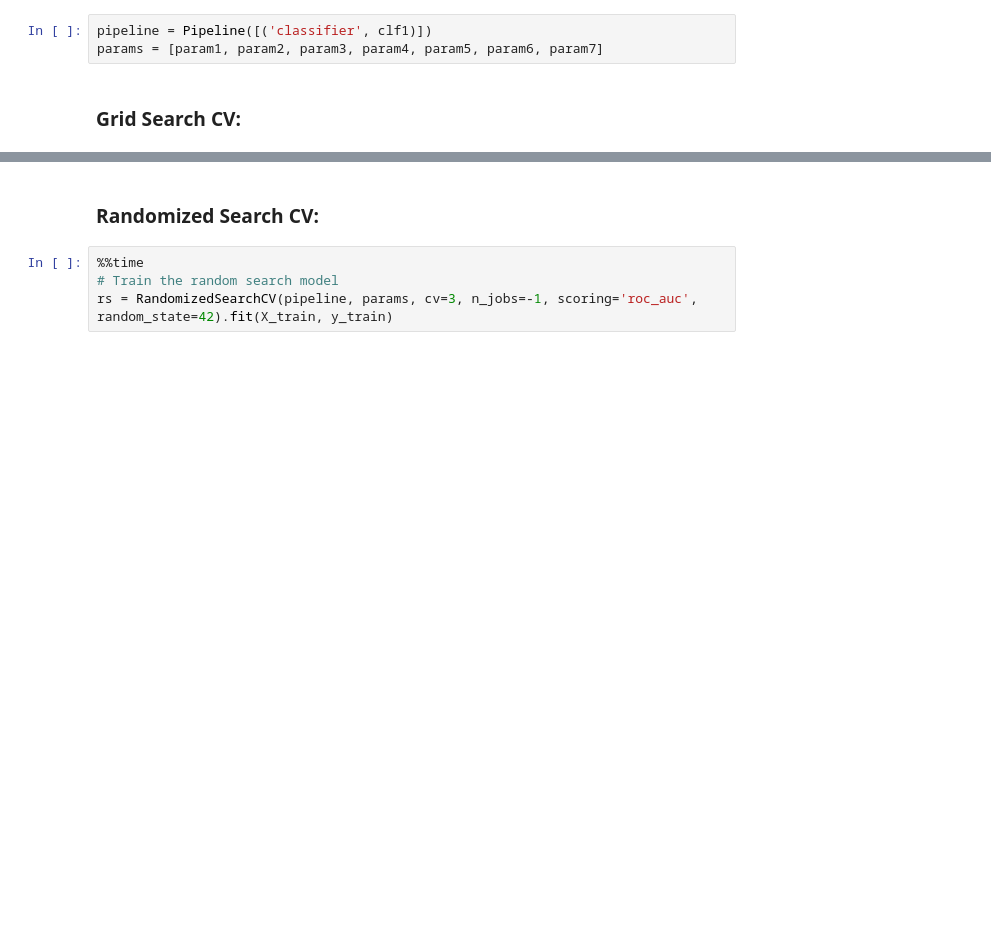
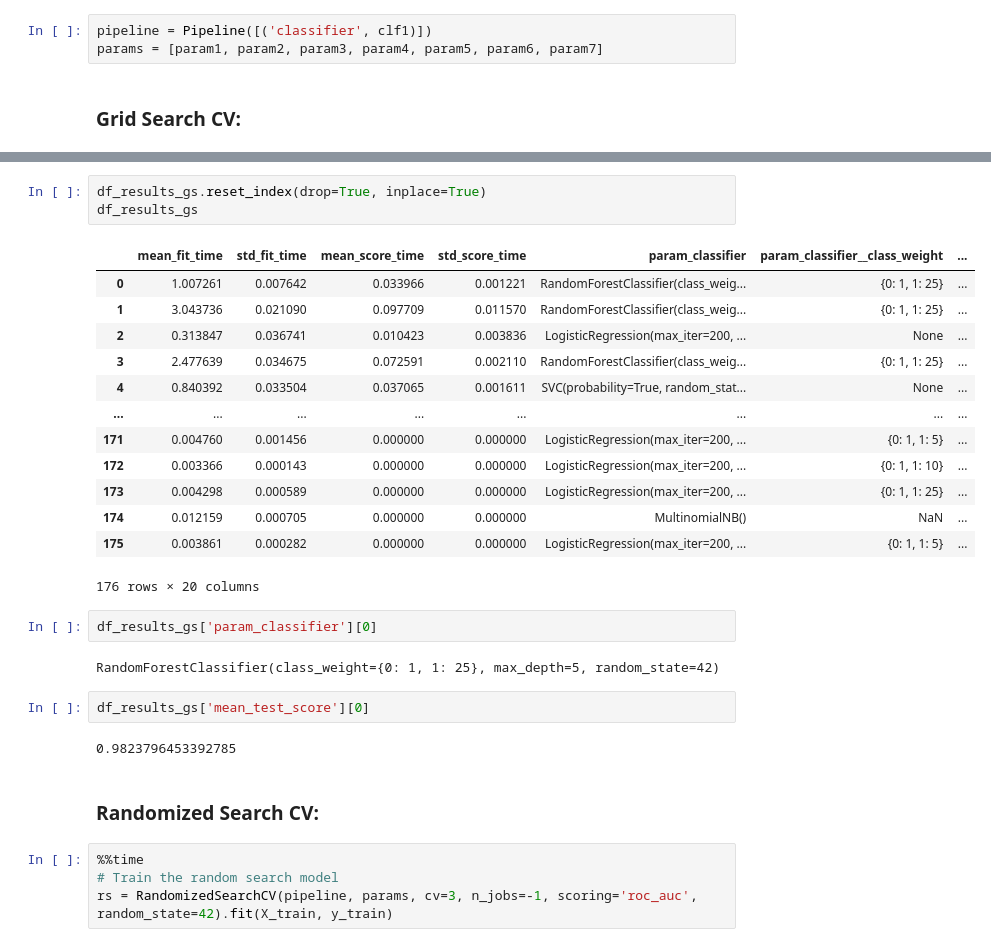
Before and after one commit to regispires/aulas-machine-learning-2022, a Jupyter notebook: 09-GridSearchCV com multiplos algoritmos.ipynb, the cells around one changed output, grey strips where cells are left out. Saved outputs shown, nothing was run; the diff lists cells and outputs as text; blank space fills up the shorter version.

```diff
--- a/09-GridSearchCV com multiplos algoritmos.ipynb
+++ b/09-GridSearchCV com multiplos algoritmos.ipynb
@@ -214,3 +224,28 @@ Test ROC AUC Score: 0.9696004270591976
+# %%
+df_results_gs.reset_index(drop=True, inplace=True)
+df_results_gs
+# %% [output]
+|  | mean_fit_time | std_fit_time | mean_score_time | std_score_time | param_classifier | param_classifier__class_weight | ... |
+| 0 | 1.007261 | 0.007642 | 0.033966 | 0.001221 | RandomForestClassifier(class_weig... | {0: 1, 1: 25} | ... |
+| 1 | 3.043736 | 0.021090 | 0.097709 | 0.011570 | RandomForestClassifier(class_weig... | {0: 1, 1: 25} | ... |
+| 2 | 0.313847 | 0.036741 | 0.010423 | 0.003836 | LogisticRegression(max_iter=200, ... | None | ... |
+| 3 | 2.477639 | 0.034675 | 0.072591 | 0.002110 | RandomForestClassifier(class_weig... | {0: 1, 1: 25} | ... |
+| 4 | 0.840392 | 0.033504 | 0.037065 | 0.001611 | SVC(probability=True, random_stat... | None | ... |
+| ... | ... | ... | ... | ... | ... | ... | ... |
+| 171 | 0.004760 | 0.001456 | 0.000000 | 0.000000 | LogisticRegression(max_iter=200, ... | {0: 1, 1: 5} | ... |
+| 172 | 0.003366 | 0.000143 | 0.000000 | 0.000000 | LogisticRegression(max_iter=200, ... | {0: 1, 1: 10} | ... |
+| 173 | 0.004298 | 0.000589 | 0.000000 | 0.000000 | LogisticRegression(max_iter=200, ... | {0: 1, 1: 25} | ... |
+| 174 | 0.012159 | 0.000705 | 0.000000 | 0.000000 | MultinomialNB() | NaN | ... |
+| 175 | 0.003861 | 0.000282 | 0.000000 | 0.000000 | LogisticRegression(max_iter=200, ... | {0: 1, 1: 5} | ... |
+176 rows × 20 columns
+# %%
+df_results_gs['param_classifier'][0]
+# %% [output]
+RandomForestClassifier(class_weight={0: 1, 1: 25}, max_depth=5, random_state=42)
+# %%
+df_results_gs['mean_test_score'][0]
+# %% [output]
+0.9823796453392785
 # %% [markdown]
 ### Randomized Search CV:
 # %%
```
Also changed, not shown: parts of 19 cells of this notebook, 1 other file.
